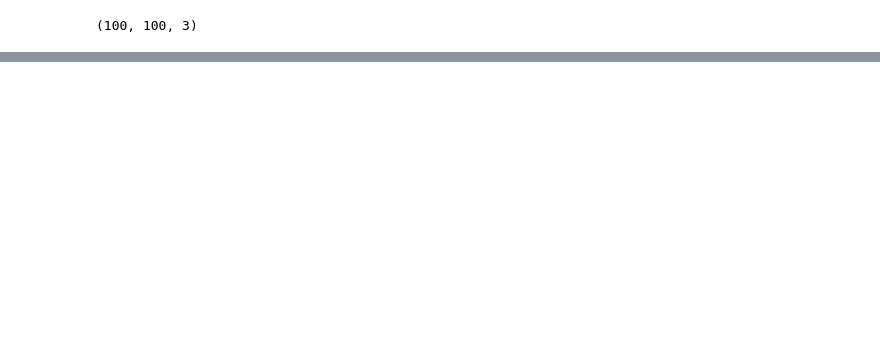
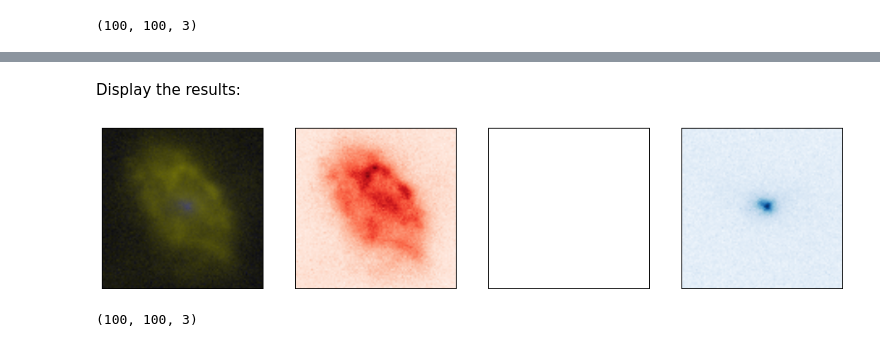
Before and after one commit to spacetelescope/mosviz, a Jupyter notebook: docs/mosviz/notebooks/make_rgb.ipynb, the cells around one changed output, grey strips where cells are left out. Drawn from its saved outputs; the diff is of its cells as text; code cells hidden in the pictures; blank space fills up the shorter version.

```diff
--- a/docs/mosviz/notebooks/make_rgb.ipynb
+++ b/docs/mosviz/notebooks/make_rgb.ipynb
@@ -35,0 +65,35 @@ print(image.shape)
+# %%
+image2 = lupton_rgb.makeRGB(image_r, None, image_b, minimum=minval, dataRange=maxval)
+# %% [markdown]
+Display the results:
+# %%
+import matplotlib.pyplot as plt
+
+fig = plt.figure(figsize=(16, 4))
+ax1 = fig.add_subplot(142)
+ax2 = fig.add_subplot(143)
+ax3 = fig.add_subplot(144)
+ax4 = fig.add_subplot(141)
+
+ax1.imshow(image_r, cmap='Reds')
+ax1.axes.get_xaxis().set_visible(False)
+ax1.axes.get_yaxis().set_visible(False)
+
+# Display dummy data for G since it is not used
+ax2.imshow(image_g * 0, cmap='gray_r')
+ax2.axes.get_xaxis().set_visible(False)
+ax2.axes.get_yaxis().set_visible(False)
+
+ax3.imshow(image_b, cmap='Blues')
+ax3.axes.get_xaxis().set_visible(False)
+ax3.axes.get_yaxis().set_visible(False)
+
+ax4.imshow(image2)
+ax4.axes.get_xaxis().set_visible(False)
+ax4.axes.get_yaxis().set_visible(False)
+# %% [output]
+[figure, added]
+# %%
+print(image2.shape)
+# %% [output]
+(100, 100, 3)
```
Also changed, not shown: parts of 11 cells of this notebook, 2 other files.
